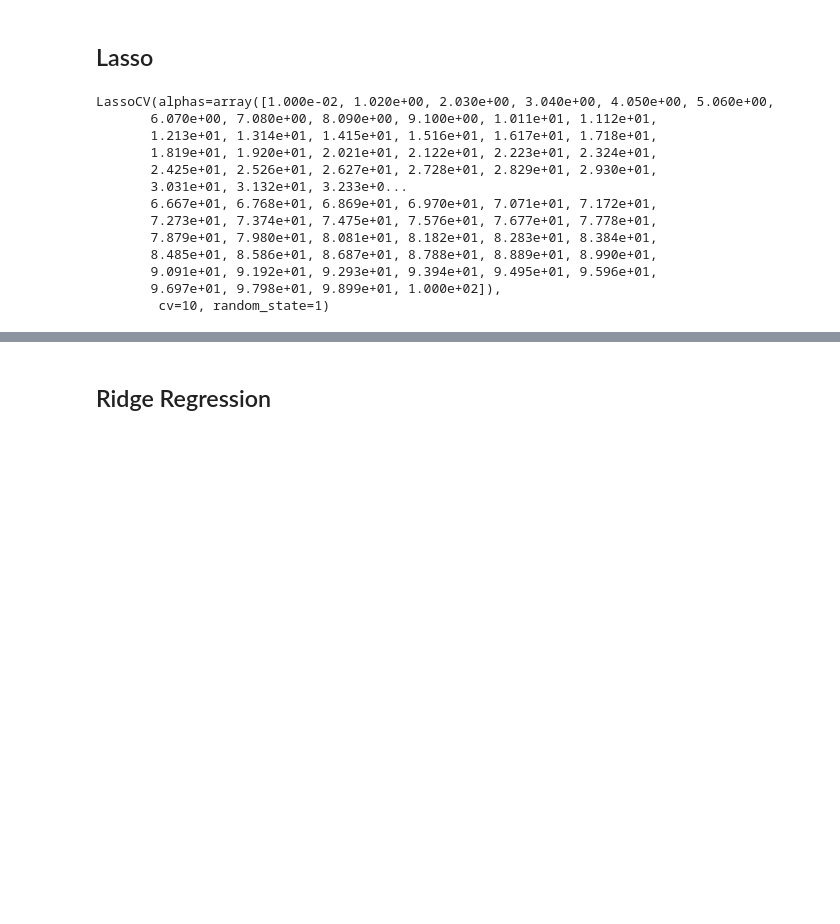
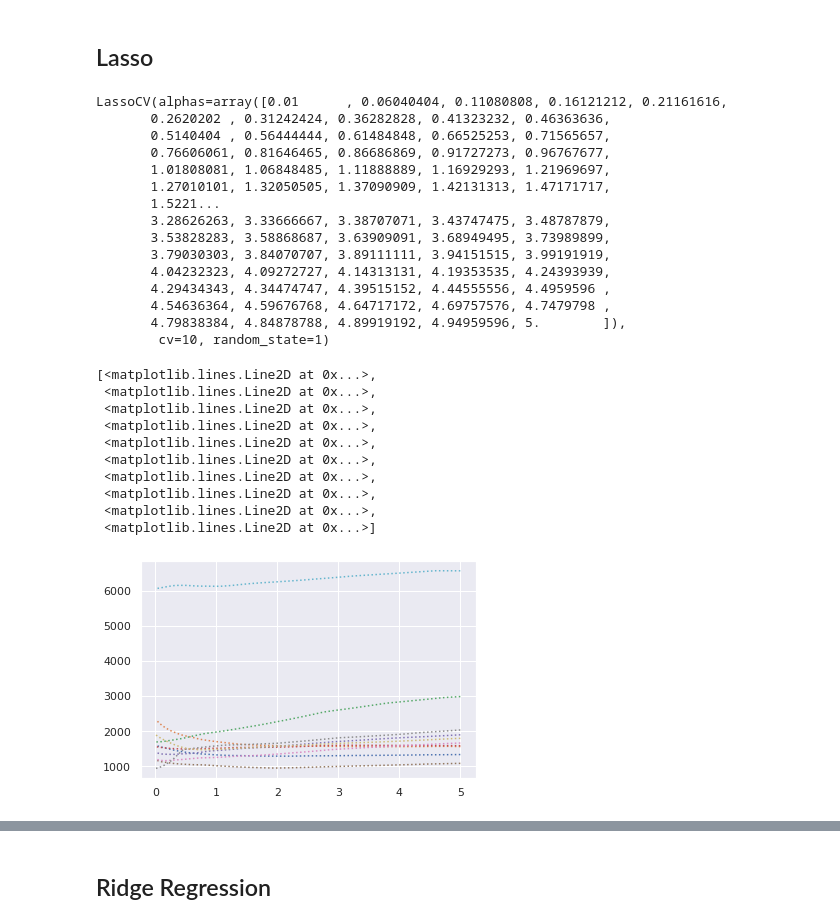
Before and after one commit to anitarestrepo16/machine-learning-class-2023, a Jupyter notebook: MiniProject3.ipynb, the cells around one changed output, grey strips where cells are left out. Saved outputs shown, nothing was run; the diff lists cells and outputs as text; code cells hidden in the pictures; blank space fills up the shorter version.

```diff
--- a/MiniProject3.ipynb
+++ b/MiniProject3.ipynb
@@ -144,23 +144,41 @@ mean_squared_error(test['deathspc'], y_pred)
 # %% [markdown]
 ## Lasso
 # %%
-alphas = np.linspace(.01, 100, 100)
+alphas = np.linspace(.01, 5, 100)
+X = train.drop(["deathspc", "county", "state"], axis = 1)
+y = train['deathspc']
 lasso_cv = make_pipeline(StandardScaler(), LassoCV(alphas=alphas, cv=10, random_state=1)).fit(X, y)
 # %%
 # pull the model results from the pipeline object
 lasso = lasso_cv[-1]
 lasso
 # %% [output]
-LassoCV(alphas=array([1.000e-02, 1.020e+00, 2.030e+00, 3.040e+00, 4.050e+00, 5.060e+00,
-       6.070e+00, 7.080e+00, 8.090e+00, 9.100e+00, 1.011e+01, 1.112e+01,
-       1.213e+01, 1.314e+01, 1.415e+01, 1.516e+01, 1.617e+01, 1.718e+01,
-       1.819e+01, 1.920e+01, 2.021e+01, 2.122e+01, 2.223e+01, 2.324e+01,
-       2.425e+01, 2.526e+01, 2.627e+01, 2.728e+01, 2.829e+01, 2.930e+01,
-       3.031e+01, 3.132e+01, 3.233e+0...
-       6.667e+01, 6.768e+01, 6.869e+01, 6.970e+01, 7.071e+01, 7.172e+01,
-       7.273e+01, 7.374e+01, 7.475e+01, 7.576e+01, 7.677e+01, 7.778e+01,
-       7.879e+01, 7.980e+01, 8.081e+01, 8.182e+01, 8.283e+01, 8.384e+01,
-       8.485e+01, 8.586e+01, 8.687e+01, 8.788e+01, 8.889e+01, 8.990e+01,
-       9.091e+01, 9.192e+01, 9.293e+01, 9.394e+01, 9.495e+01, 9.596e+01,
-       9.697e+01, 9.798e+01, 9.899e+01, 1.000e+02]),
+LassoCV(alphas=array([0.01      , 0.06040404, 0.11080808, 0.16121212, 0.21161616,
+       0.2620202 , 0.31242424, 0.36282828, 0.41323232, 0.46363636,
+       0.5140404 , 0.56444444, 0.61484848, 0.66525253, 0.71565657,
+       0.76606061, 0.81646465, 0.86686869, 0.91727273, 0.96767677,
+       1.01808081, 1.06848485, 1.11888889, 1.16929293, 1.21969697,
+       1.27010101, 1.32050505, 1.37090909, 1.42131313, 1.47171717,
+       1.5221...
+       3.28626263, 3.33666667, 3.38707071, 3.43747475, 3.48787879,
+       3.53828283, 3.58868687, 3.63909091, 3.68949495, 3.73989899,
+       3.79030303, 3.84070707, 3.89111111, 3.94151515, 3.99191919,
+       4.04232323, 4.09272727, 4.14313131, 4.19353535, 4.24393939,
+       4.29434343, 4.34474747, 4.39515152, 4.44555556, 4.4959596 ,
+       4.54636364, 4.59676768, 4.64717172, 4.69757576, 4.7479798 ,
+       4.79838384, 4.84878788, 4.89919192, 4.94959596, 5.        ]),
         cv=10, random_state=1)
+# %%
+plt.plot(lasso.alphas_, lasso.mse_path_, linestyle=":")
+# %% [output]
+[<matplotlib.lines.Line2D at 0x...>,
+ <matplotlib.lines.Line2D at 0x...>,
+ <matplotlib.lines.Line2D at 0x...>,
+ <matplotlib.lines.Line2D at 0x...>,
+ <matplotlib.lines.Line2D at 0x...>,
+ <matplotlib.lines.Line2D at 0x...>,
+ <matplotlib.lines.Line2D at 0x...>,
+ <matplotlib.lines.Line2D at 0x...>,
+ <matplotlib.lines.Line2D at 0x...>,
+ <matplotlib.lines.Line2D at 0x...>]
+[figure, added]
```
Also changed, not shown: parts of 27 cells of this notebook.
